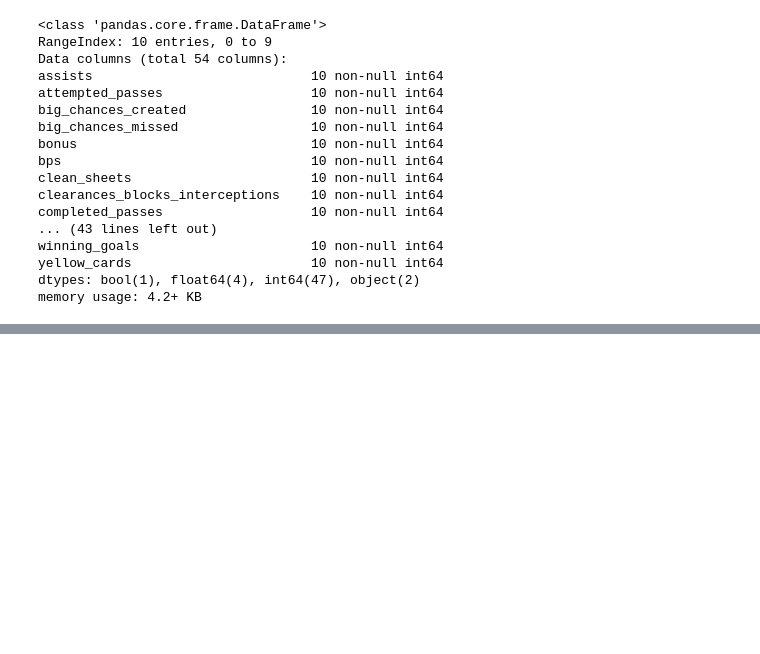
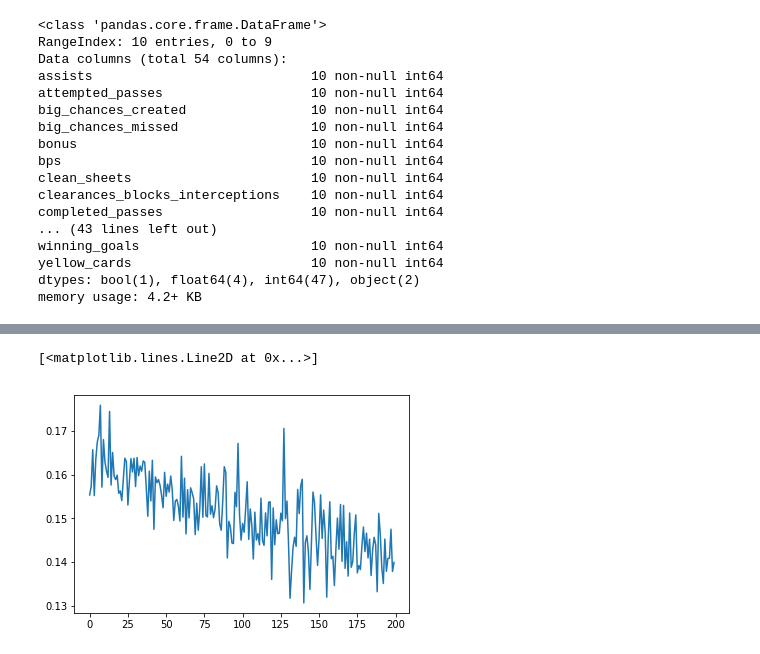
Before and after one commit to kittinan/Fantasy-Premier-League, a Jupyter notebook: dev.ipynb, the cells around one changed output, grey strips where cells are left out. Saved outputs shown, nothing was run; the diff lists cells and outputs as text; code cells hidden in the pictures; blank space fills up the shorter version.

```diff
--- a/dev.ipynb
+++ b/dev.ipynb
@@ -271,0 +486,12 @@ dfh[['value']]
+# %%
+precision = keras_metrics.precision(label=1)
+model.compile('rmsprop', loss='binary_crossentropy', metrics=[precision, 'accuracy'])
+# %%
+sc = StandardScaler().fit(X)
+# %%
+X_scaled = sc.transform(X)
+y_scaled = to_categorical(y)
+
+X_train, X_test, y_train, y_test = train_test_split(X_scaled, y_scaled, random_state=112, test_size=0.25, stratify=y_scaled)
+# %%
+model.fit(X_train, y_train, batch_size=128, epochs=200)
@@ -271,0 +517,5 @@ dfh[['value']]
+# %%
+plt.plot(model.history.history['loss'], label='loss')
+# %% [output]
+[<matplotlib.lines.Line2D at 0x...>]
+[figure, added]
```
Also changed, not shown: parts of 51 cells of this notebook.
